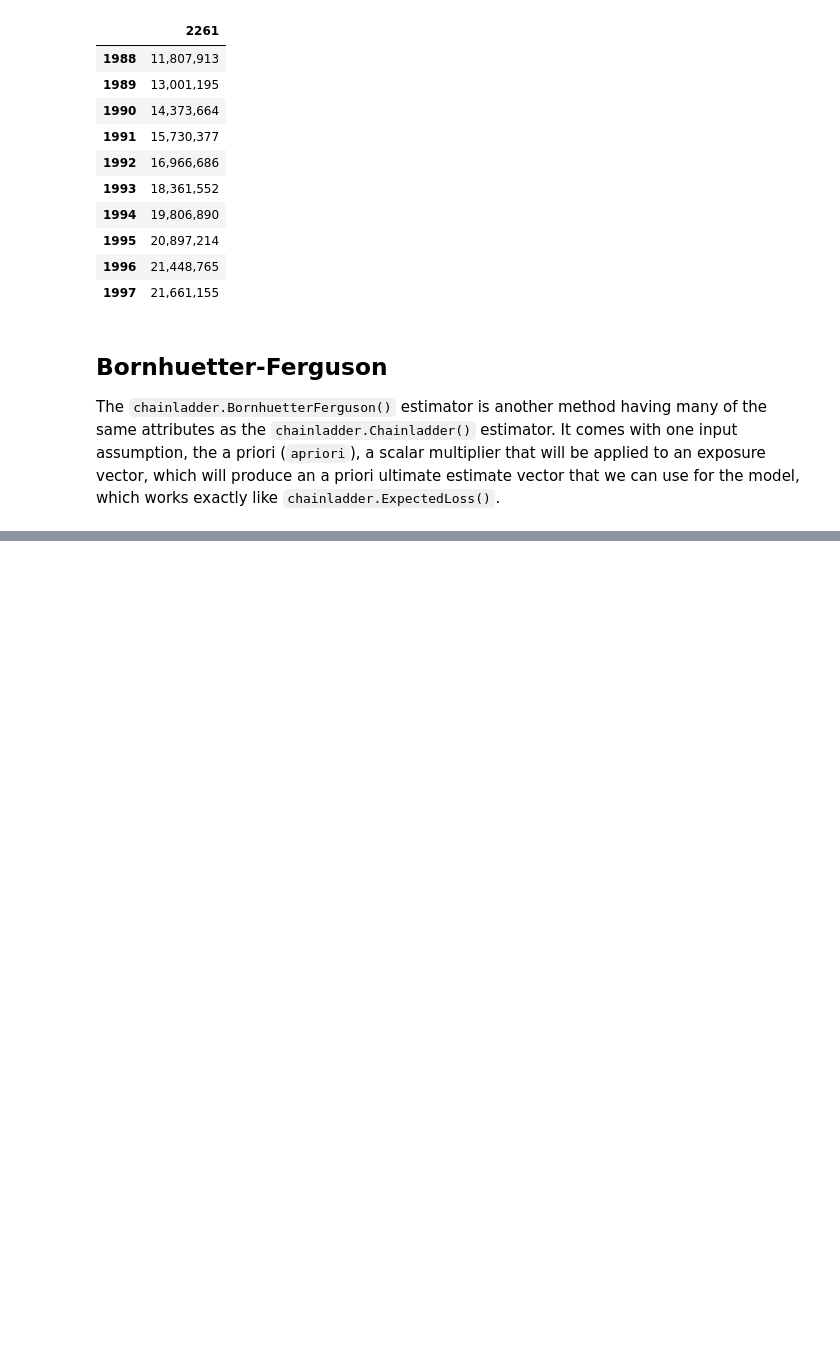
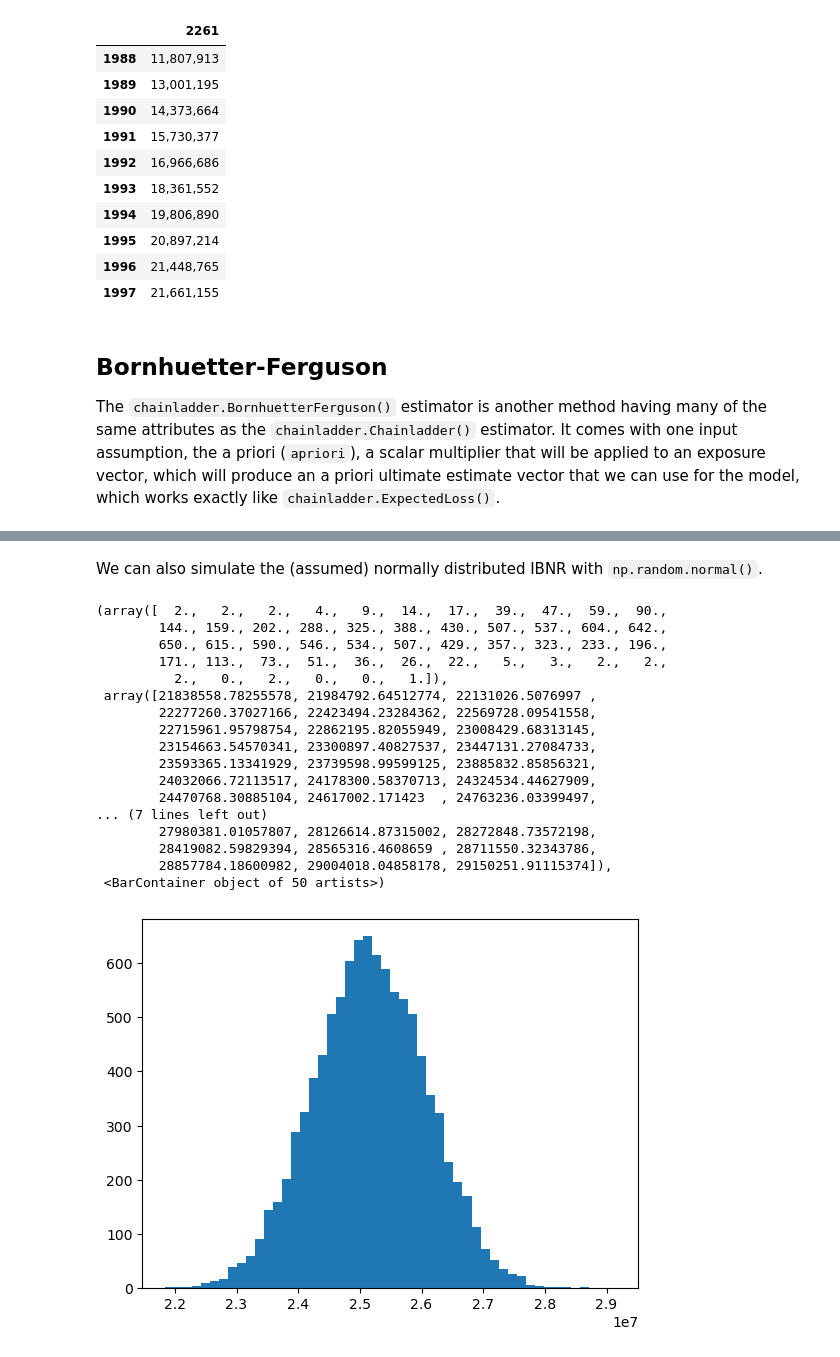
Before and after one commit to genedan/cl-practitioners-guide, a Jupyter notebook: chapter 2/chainladder-python tutorials.ipynb, the cells around one changed output, grey strips where cells are left out. Cells and saved outputs as stored; diff of their text form; code cells hidden in the pictures; blank space fills up the shorter version.

```diff
--- a/chapter 2/chainladder-python tutorials.ipynb
+++ b/chapter 2/chainladder-python tutorials.ipynb
@@ -982,0 +1654,30 @@ The `chainladder.Benktander()` method is similar to the Bornhuetter-Ferguson met
+# %% [markdown]
+We can also simulate the (assumed) normally distributed IBNR with `np.random.normal()`.
+# %%
+ibnr_mean = mack_mod.ibnr_.sum()
+ibnr_sd = mack_mod.total_mack_std_err_.values[0, 0]
+n_trials = 10000
+
+np.random.seed(2024)
+dist = np.random.normal(ibnr_mean, ibnr_sd, size=n_trials)
+
+plt.hist(dist, bins=50)
+# %% [output]
+(array([  2.,   2.,   2.,   4.,   9.,  14.,  17.,  39.,  47.,  59.,  90.,
+        144., 159., 202., 288., 325., 388., 430., 507., 537., 604., 642.,
+        650., 615., 590., 546., 534., 507., 429., 357., 323., 233., 196.,
+        171., 113.,  73.,  51.,  36.,  26.,  22.,   5.,   3.,   2.,   2.,
+          2.,   0.,   2.,   0.,   0.,   1.]),
+ array([21838558.78255578, 21984792.64512774, 22131026.5076997 ,
+        22277260.37027166, 22423494.23284362, 22569728.09541558,
+        22715961.95798754, 22862195.82055949, 23008429.68313145,
+        23154663.54570341, 23300897.40827537, 23447131.27084733,
+        23593365.13341929, 23739598.99599125, 23885832.85856321,
+        24032066.72113517, 24178300.58370713, 24324534.44627909,
+        24470768.30885104, 24617002.171423  , 24763236.03399497,
+... (7 lines left out)
+        27980381.01057807, 28126614.87315002, 28272848.73572198,
+        28419082.59829394, 28565316.4608659 , 28711550.32343786,
+        28857784.18600982, 29004018.04858178, 29150251.91115374]),
+ <BarContainer object of 50 artists>)
+[figure, added]
```
Also changed, not shown: parts of 82 cells of this notebook.
